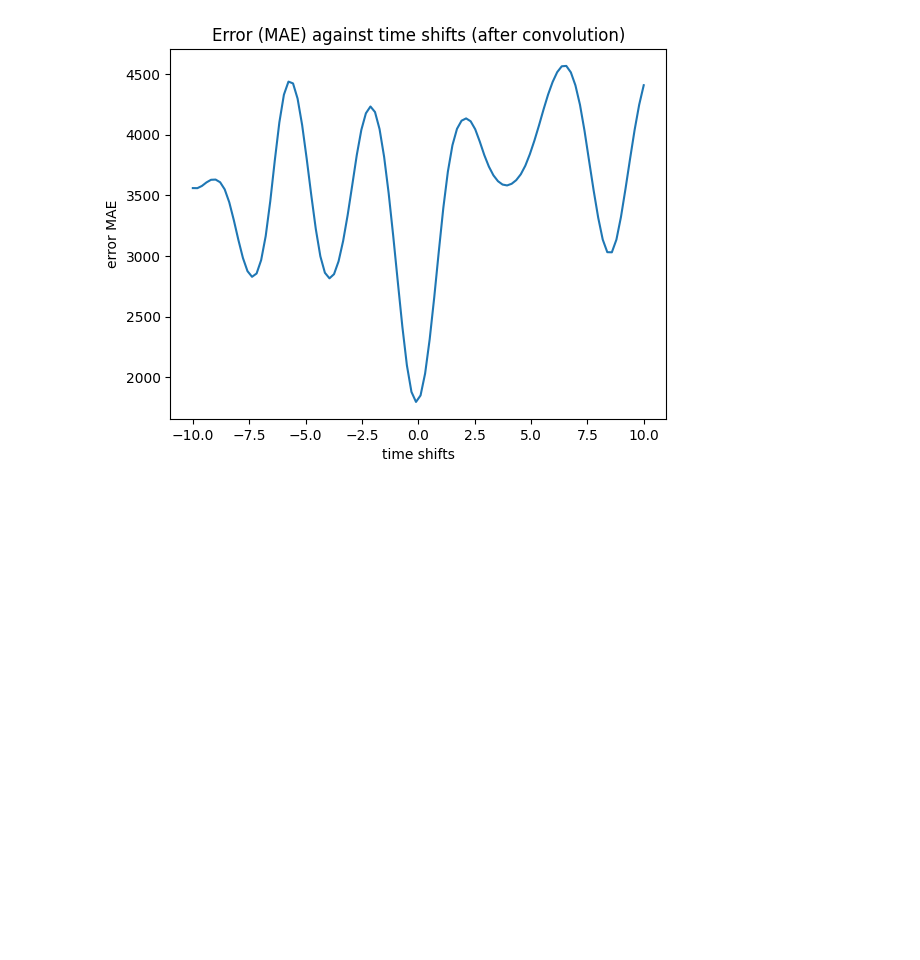
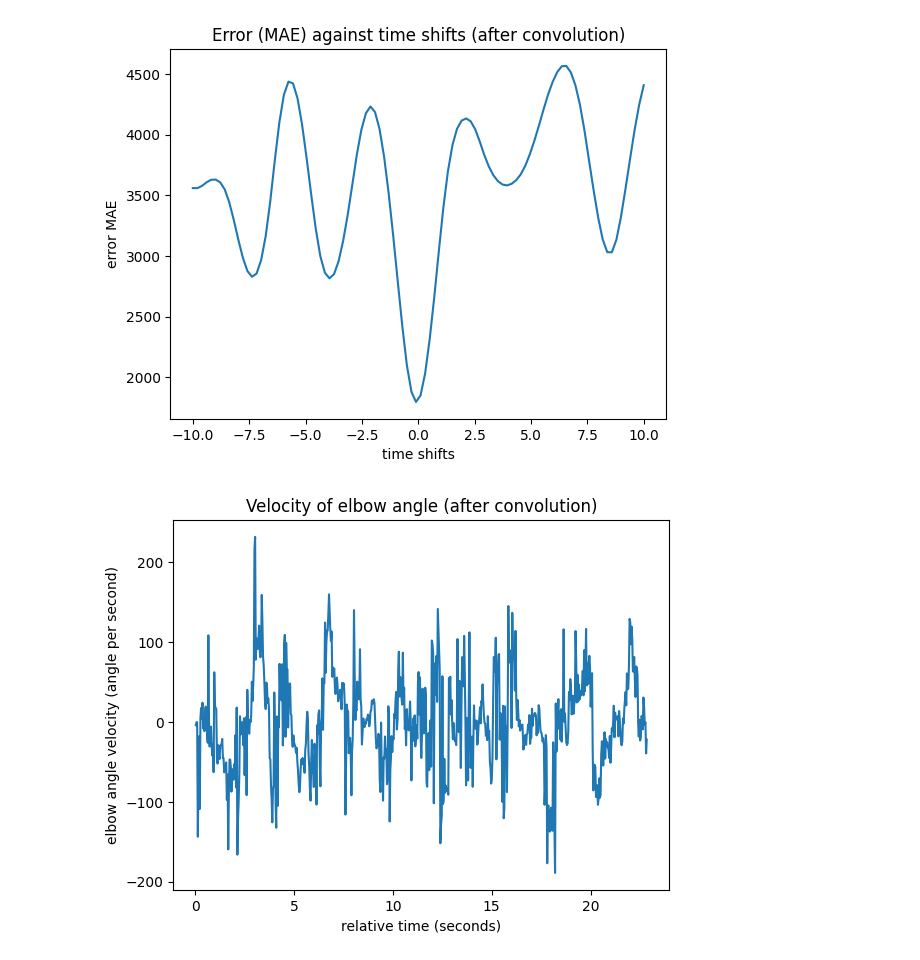
Before and after one commit to Colin-B-Billhardt/Climbing_Tracker, a Jupyter notebook: quaternion_analyses.ipynb, the cells around one changed output. Cells and saved outputs as stored; diff of their text form; code cells hidden in the pictures; blank space fills up the shorter version.

```diff
--- a/quaternion_analyses.ipynb
+++ b/quaternion_analyses.ipynb
@@ -311,3 +272,22 @@ plt.show()
 [figure]
 # %%
 #plotting velocity for IMU and CV data
+
+angle_diff = np.diff(cv_angle_smoothed) #subtract angle[i+1] from angle[i]
+time_diff = np.diff(relative_time_CV) #subtract relative_time[i+1] from relative_time[i]
+
+velocity = angle_diff / time_diff
+
+velocity_times = []
+for i in range(0, len(relative_time_CV)):
+    if i < len(relative_time_CV)-1:
+        midpoint = (relative_time_CV[i] + relative_time_CV[i+1])/2
+        velocity_times.append(midpoint)
+
+plt.plot(velocity_times, velocity)
+plt.title("Velocity of elbow angle (after convolution)")
+plt.xlabel("relative time (seconds)")
+plt.ylabel("elbow angle velocity (angle per second)")
+plt.show()
+# %% [output]
+[figure, added]
```
Also changed, not shown: parts of 11 cells of this notebook.
